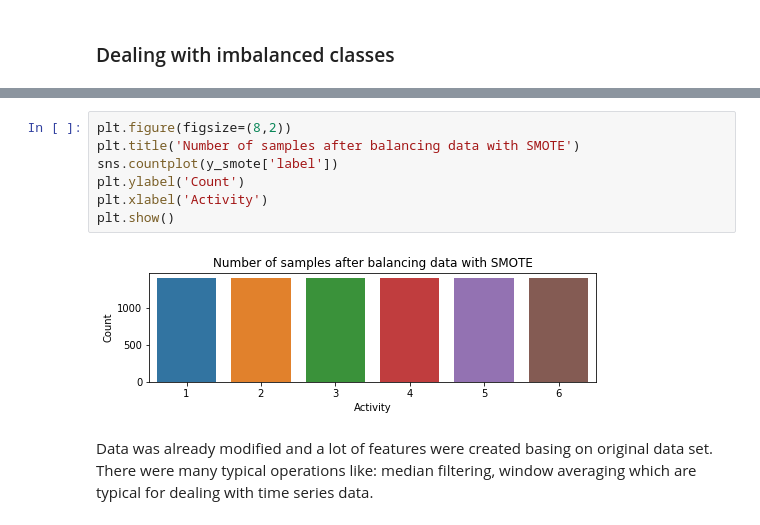
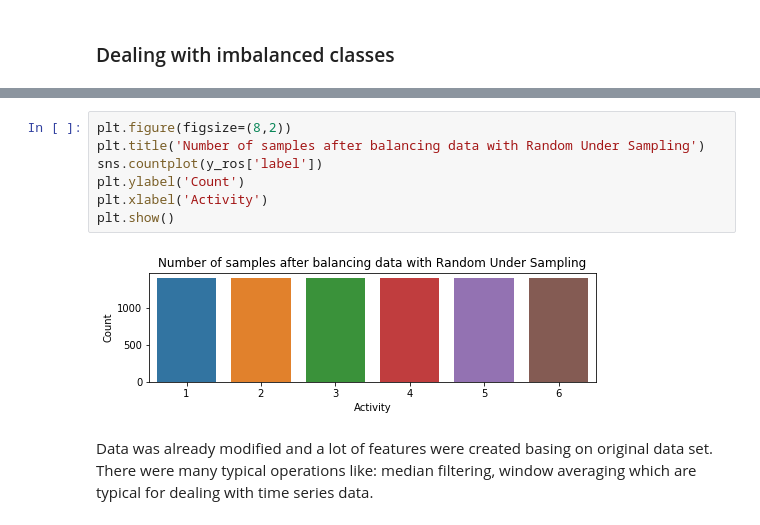
Before and after one commit to Sypek/human_activity_recognition, a Jupyter notebook: 73030_SLM_S1920_Report.ipynb, the cells around one changed output, grey strips where cells are left out. Drawn from its saved outputs; the diff is of its cells as text.

```diff
--- a/73030_SLM_S1920_Report.ipynb
+++ b/73030_SLM_S1920_Report.ipynb
@@ -563,12 +559,12 @@ SMOTE over sampling: X shape: (8442, 157), y shape: (8442, 1).
 # %%
 plt.figure(figsize=(8,2))
-plt.title('Number of samples after balancing data with SMOTE')
-sns.countplot(y_smote['label'])
+plt.title('Number of samples after balancing data with Random Under Sampling')
+sns.countplot(y_ros['label'])
 plt.ylabel('Count')
 plt.xlabel('Activity')
 plt.show()
 # %% [output]
-[figure, old version]
+[figure, new version]
 # %% [markdown]
 Data was already modified and a lot of features were created basing on original data set. There were many typical operations like: median filtering, window averaging which are typical for dealing with time series data.
 # %% [markdown]
```
Also changed, not shown: parts of 62 cells of this notebook.
